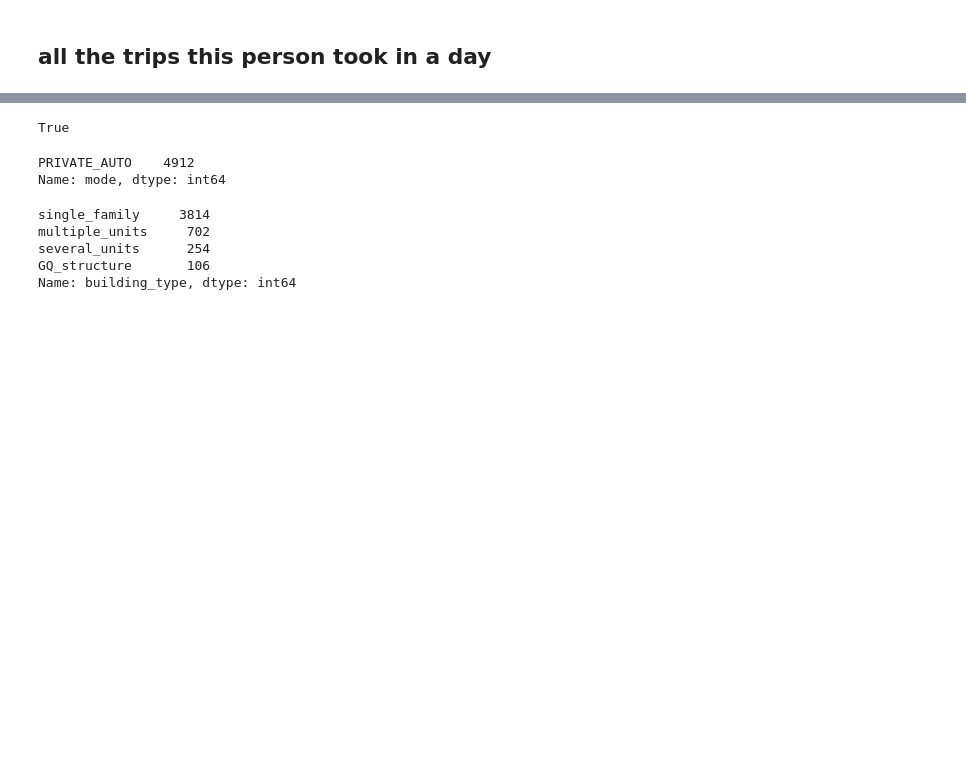
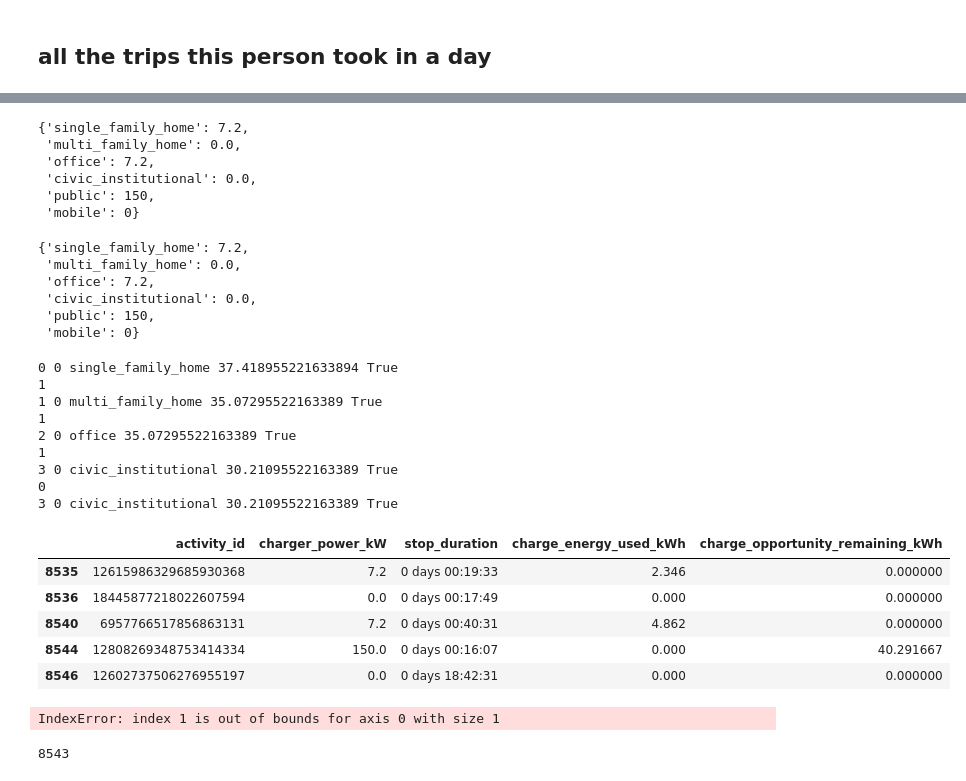
Before and after one commit to rmi-mobility-data-science/replicaEVSE, a Jupyter notebook: notebooks/charger_logic_dev.ipynb, the cells around one changed output, grey strips where cells are left out. Drawn from its saved outputs; the diff is of its cells as text; code cells hidden in the pictures; blank space fills up the shorter version.

```diff
--- a/notebooks/charger_logic_dev.ipynb
+++ b/notebooks/charger_logic_dev.ipynb
@@ -379,17 +272,37 @@ IndexError: index 0 is out of bounds for axis 0 with size 0
-# %%
-(df['mode'] == 'PRIVATE_AUTO').any()
-# %% [output]
-True
-# %%
-df['mode'].value_counts()
-# %% [output]
-PRIVATE_AUTO    4912
-Name: mode, dtype: int64
-# %%
-df['building_type'].value_counts()
-# %% [output]
-single_family     3814
-multiple_units     702
-several_units      254
-GQ_structure       106
-Name: building_type, dtype: int64
+# %%
+charger_availability = sim.determine_charger_availability(trips)
+charger_availability
+# %% [output]
+{'single_family_home': 7.2,
+ 'multi_family_home': 0.0,
+ 'office': 7.2,
+ 'civic_institutional': 0.0,
+ 'public': 150,
+ 'mobile': 0}
+# %%
+charger_availability
+# %% [output]
+{'single_family_home': 7.2,
+ 'multi_family_home': 0.0,
+ 'office': 7.2,
+ 'civic_institutional': 0.0,
+ 'public': 150,
+ 'mobile': 0}
+# %%
+sim.create_charging_events(trips, charger_availability, 0.3)
+# %% [output]
+0 0 single_family_home 37.418955221633894 True
+1
+1 0 multi_family_home 35.07295522163389 True
+1
+2 0 office 35.07295522163389 True
+1
+3 0 civic_institutional 30.21095522163389 True
+0
+3 0 civic_institutional 30.21095522163389 True
+|  | activity_id | charger_power_kW | stop_duration | charge_energy_used_kWh | charge_opportunity_remaining_kWh |
+| 8535 | 12615986329685930368 | 7.2 | 0 days 00:19:33 | 2.346 | 0.000000 |
+| 8536 | 18445877218022607594 | 0.0 | 0 days 00:17:49 | 0.000 | 0.000000 |
+| 8540 | 6957766517856863131 | 7.2 | 0 days 00:40:31 | 4.862 | 0.000000 |
+| 8544 | 12808269348753414334 | 150.0 | 0 days 00:16:07 | 0.000 | 40.291667 |
+| 8546 | 12602737506276955197 | 0.0 | 0 days 18:42:31 | 0.000 | 0.000000 |
@@ -395,0 +315,5 @@ Name: building_type, dtype: int64
+# %%
+print(stops_sub.index[1])
+stops_sub
+# %% [output]
+IndexError: index 1 is out of bounds for axis 0 with size 1
@@ -395,0 +324,4 @@ Name: building_type, dtype: int64
+# %%
+ind
+# %% [output]
+8543
```
Also changed, not shown: parts of 18 cells of this notebook, 5 other files.
